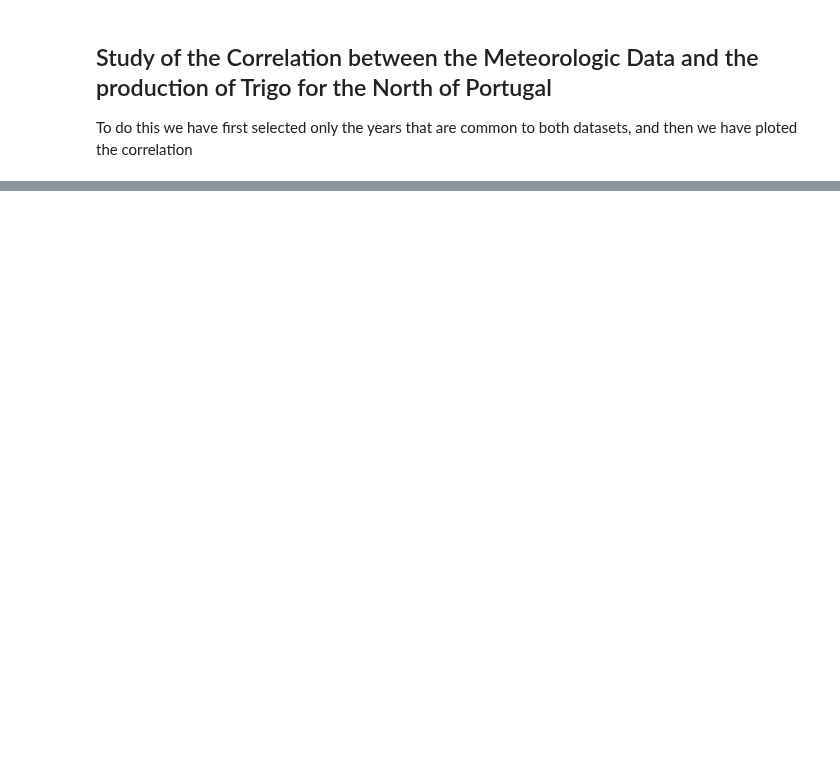
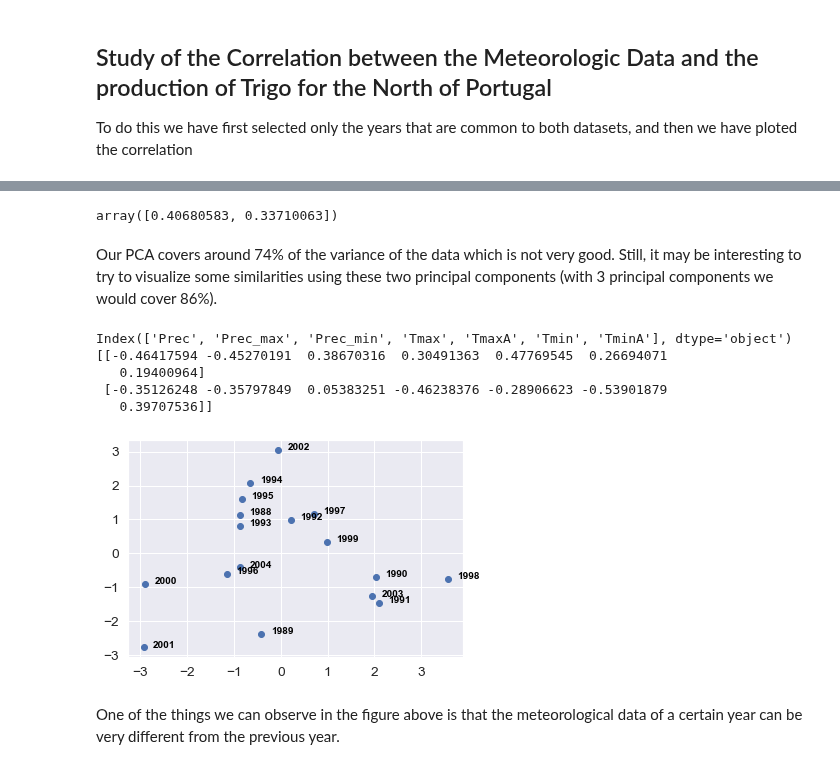
Before and after one commit to JoaoAnt42/FAA_TitanicSpace, a Jupyter notebook: fcd_with_pca.ipynb, the cells around one changed output, grey strips where cells are left out. Cells and saved outputs as stored; diff of their text form; code cells hidden in the pictures; blank space fills up the shorter version.

```diff
--- a/fcd_with_pca.ipynb
+++ b/fcd_with_pca.ipynb
@@ -437,10 +504,32 @@ from sklearn.decomposition import PCA
 from sklearn.preprocessing import StandardScaler
 pca1=PCA(n_components=2)
 # %%
-meteo_scaled=StandardScaler().fit_transform(meteo)
-principalComponents = pca1.fit_transform(meteo)
-principalDf = pd.DataFrame(data = principalComponents, columns = ['principal component 1', 'principal component 2'])
+meteo_scaled=StandardScaler().fit_transform(meteo_region)
+principalComponents = pca1.fit_transform(meteo_scaled)
+principalDf = pd.DataFrame(data = principalComponents, columns = ['PC1', 'PC2'])
 # %%
 meteo_pca = pca1.transform(meteo_scaled)
 # %%
 pca1.explained_variance_ratio_
+# %% [output]
+array([0.40680583, 0.33710063])
+# %% [markdown]
+Our PCA covers around 74% of the variance of the data which is not very good. Still, it may be interesting to try to visualize some similarities using these two principal components (with 3 principal components we would cover 86%).
+# %%
+print(meteo_region.columns)
+print(pca1.components_)
+# %% [output]
+Index(['Prec', 'Prec_max', 'Prec_min', 'Tmax', 'TmaxA', 'Tmin', 'TminA'], dtype='object')
+[[-0.46417594 -0.45270191  0.38670316  0.30491363  0.47769545  0.26694071
+   0.19400964]
+ [-0.35126248 -0.35797849  0.05383251 -0.46238376 -0.28906623 -0.53901879
+   0.39707536]]
+# %%
+# Plotting the results
+plt.scatter(meteo_pca[:,0], meteo_pca[:,1], label=labels)
+for line, label in enumerate(labels):
+     plt.text(meteo_pca[:,0][line]+0.2, meteo_pca[:,1][line], label, horizontalalignment='left', size=10, color='black', weight='semibold')
+# %% [output]
+[figure, added]
+# %% [markdown]
+One of the things we can observe in the figure above is that the meteorological data of a certain year can be very different from the previous year.
```
Also changed, not shown: parts of 11 cells of this notebook.
